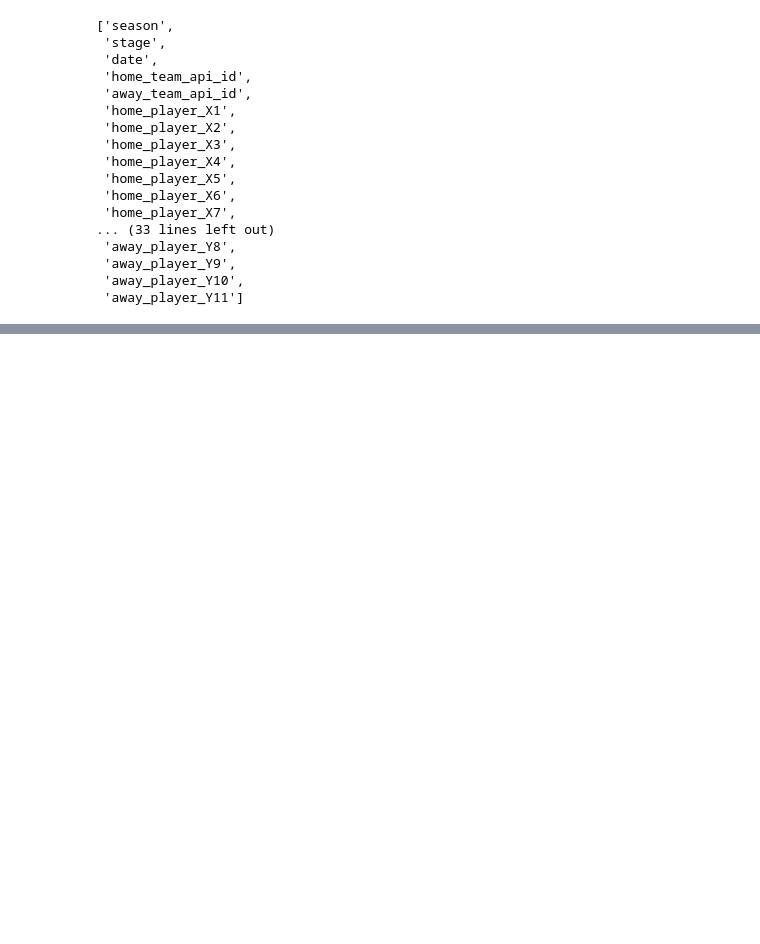
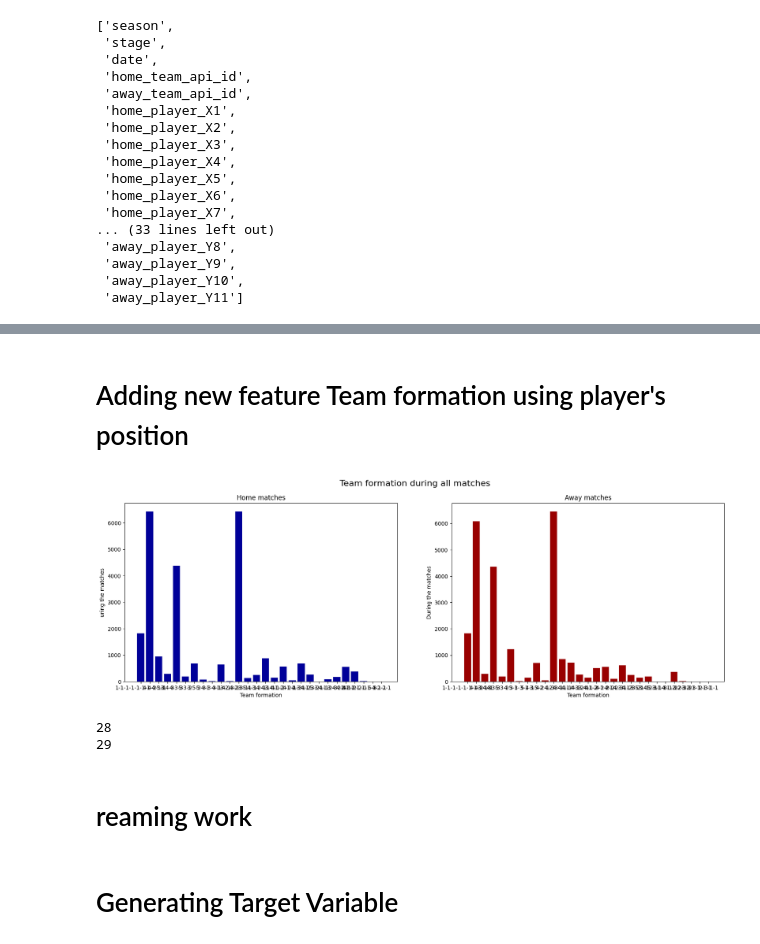
Before and after one commit to ravi7522/Football-Prediction, a Jupyter notebook: data_preprocessing_table_merge.ipynb, the cells around one changed output, grey strips where cells are left out. Cells and saved outputs as stored; diff of their text form; code cells hidden in the pictures; blank space fills up the shorter version.

```diff
--- a/data_preprocessing_table_merge.ipynb
+++ b/data_preprocessing_table_merge.ipynb
@@ -347,3 +384,17 @@ Index(['home_team_goal', 'away_team_goal', 'B365H', 'B365D', 'B365A', 'BWH',
+# %%
+for i in range(1,12):
+    df_merged_all_table = df_merged_all_table.merge(df_merged_player_table, how='left', left_on=['home_player_' + str(i)], right_on=['player_api_id'])
+    df_merged_all_table = df_merged_all_table.drop(['home_player_' + str(i), "player_api_id", "player_name"], axis=1)
+    df_merged_all_table.columns.values[-1] = 'home_player_' + str(i) + "_ideal_body_rate"
+    df_merged_all_table.columns.values[-2] = 'home_player_' + str(i) + "_overall_score"
+    df_merged_all_table.columns.values[-3] = 'home_player_' + str(i) + "_overall_rating"
+
+for i in range(1,12):
+    df_merged_all_table = df_merged_all_table.merge(df_merged_player_table, how='left', left_on=['away_player_' + str(i)], right_on=['player_api_id'])
+    df_merged_all_table = df_merged_all_table.drop(['away_player_' + str(i), "player_api_id", "player_name"], axis=1)
+    df_merged_all_table.columns.values[-1] = 'away_player_' + str(i) + "_ideal_body_rate"
+    df_merged_all_table.columns.values[-2] = 'away_player_' + str(i) + "_overall_score"
+    df_merged_all_table.columns.values[-3] = 'away_player_' + str(i) + "_overall_rating"
 # %%
 df_merged_all_table.columns
 # %% [output]
@@ -370,0 +452,2 @@ df_merged_all_table.shape
+# %% [markdown]
+# Adding new feature Team formation using player's position
@@ -370,0 +536,30 @@ df_merged_all_table.shape
+# %%
+formation=team_formation(df_match)
+home_team_formation = formation[::2]
+away_team_formation = formation[1::2]
+
+fig, (ax1, ax2) = plt.subplots(1,2,figsize=(20,6))
+
+ax1.bar(Counter(home_team_formation).keys(), Counter(home_team_formation).values(), color=(0,0,0.6))
+ax2.bar(Counter(away_team_formation).keys(), Counter(away_team_formation).values(), color=(0.6,0,0))
+
+ax1.set_ylabel('uring the matches')
+ax1.set_xlabel('Team formation')
+ax1.set_title('Home matches')
+
+ax2.set_ylabel('During the matches')
+ax2.set_xlabel('Team formation')
+ax2.set_title('Away matches')
+
+fig.suptitle('Team formation during all matches', fontsize=16)
+
+plt.show()
+# %% [output]
+[figure, added]
+# %%
+# printing all the unique team formation in all the matcheds
+print(len(list(set(home_team_formation))))
+print(len(list(set(away_team_formation))))
+# %% [output]
+28
+29
@@ -370,0 +568,2 @@ df_merged_all_table.shape
+# %% [markdown]
+# reaming work
@@ -371,3 +612,5 @@ df_merged_all_table.shape
+# %% [markdown]
+# Generating Target Variable
 # %%
 # generating target variable
 def get_match_label(match):
```
Also changed, not shown: parts of 84 cells of this notebook, 3 other files.
